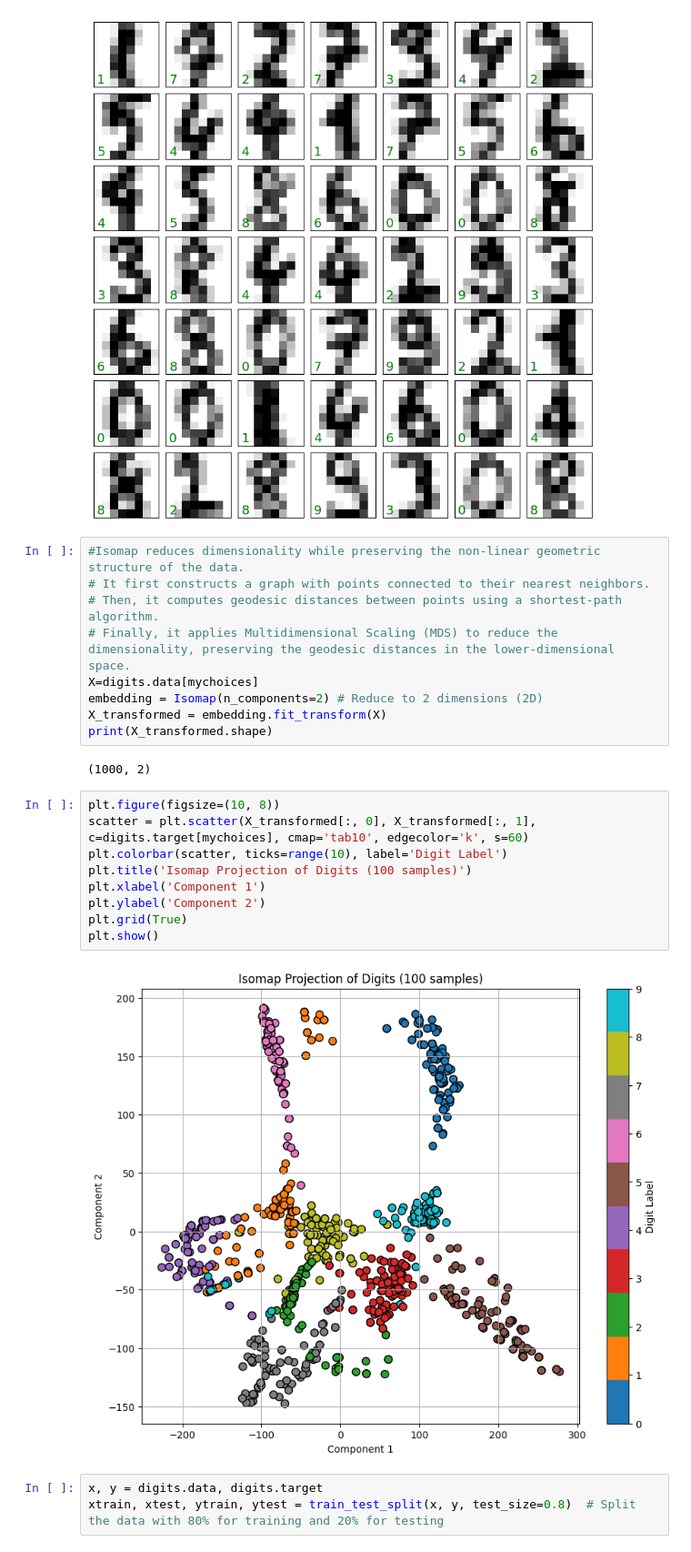
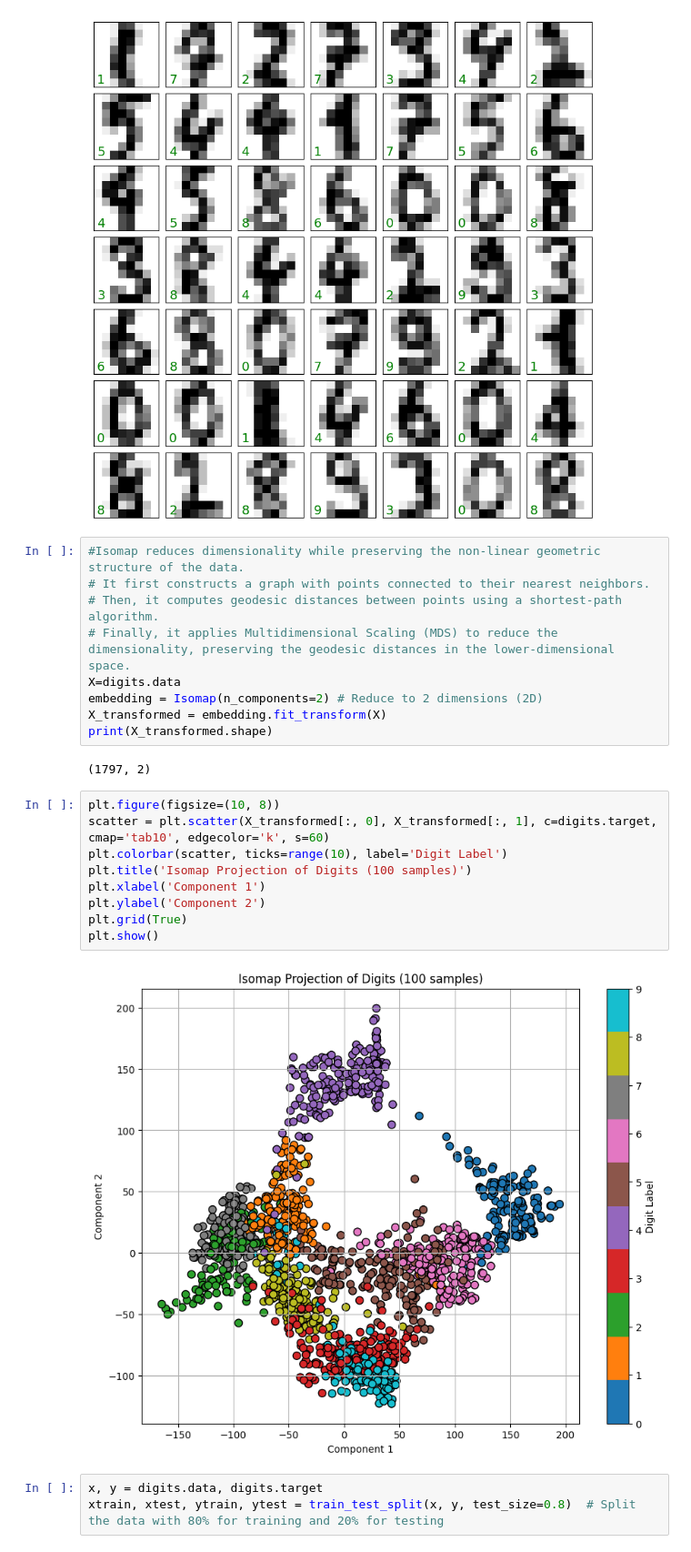
Before and after one commit to oblivion0218/ES_AstroStatistic, a Jupyter notebook: Sara_Antonellini/Lecture10/Handwritten.ipynb, the cells around one changed output. Shown at 91% size. Saved outputs shown, nothing was run; the diff lists cells and outputs as text.

```diff
--- a/Sara_Antonellini/Lecture10/Handwritten.ipynb
+++ b/Sara_Antonellini/Lecture10/Handwritten.ipynb
@@ -102,23 +102,23 @@ for i, ax in enumerate(axes.flat):
 # It first constructs a graph with points connected to their nearest neighbors.
 # Then, it computes geodesic distances between points using a shortest-path algorithm.
 # Finally, it applies Multidimensional Scaling (MDS) to reduce the dimensionality, preserving the geodesic distances in the lower-dimensional space.
-X=digits.data[mychoices]
+X=digits.data
 embedding = Isomap(n_components=2) # Reduce to 2 dimensions (2D)
 X_transformed = embedding.fit_transform(X)
 print(X_transformed.shape)
 # %% [output]
-(1000, 2)
+(1797, 2)
 # %%
 plt.figure(figsize=(10, 8))
-scatter = plt.scatter(X_transformed[:, 0], X_transformed[:, 1], c=digits.target[mychoices], cmap='tab10', edgecolor='k', s=60)
+scatter = plt.scatter(X_transformed[:, 0], X_transformed[:, 1], c=digits.target, cmap='tab10', edgecolor='k', s=60)
 plt.colorbar(scatter, ticks=range(10), label='Digit Label')
 plt.title('Isomap Projection of Digits (100 samples)')
 plt.xlabel('Component 1')
 plt.ylabel('Component 2')
 plt.grid(True)
 plt.show()
 # %% [output]
-[figure, old version]
+[figure, new version]
 # %%
 x, y = digits.data, digits.target
 xtrain, xtest, ytrain, ytest = train_test_split(x, y, test_size=0.8)  # Split the data with 80% for training and 20% for testing
```
Also changed, not shown: parts of 6 cells of this notebook, 2 other files.
